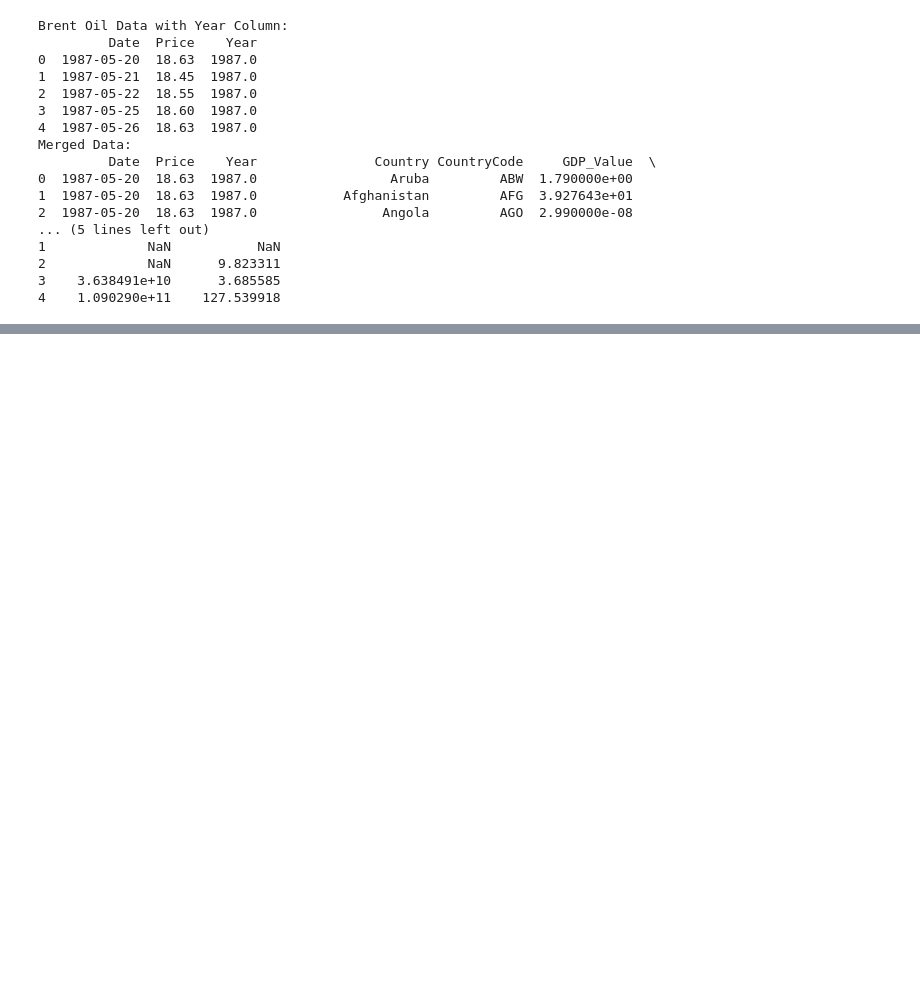
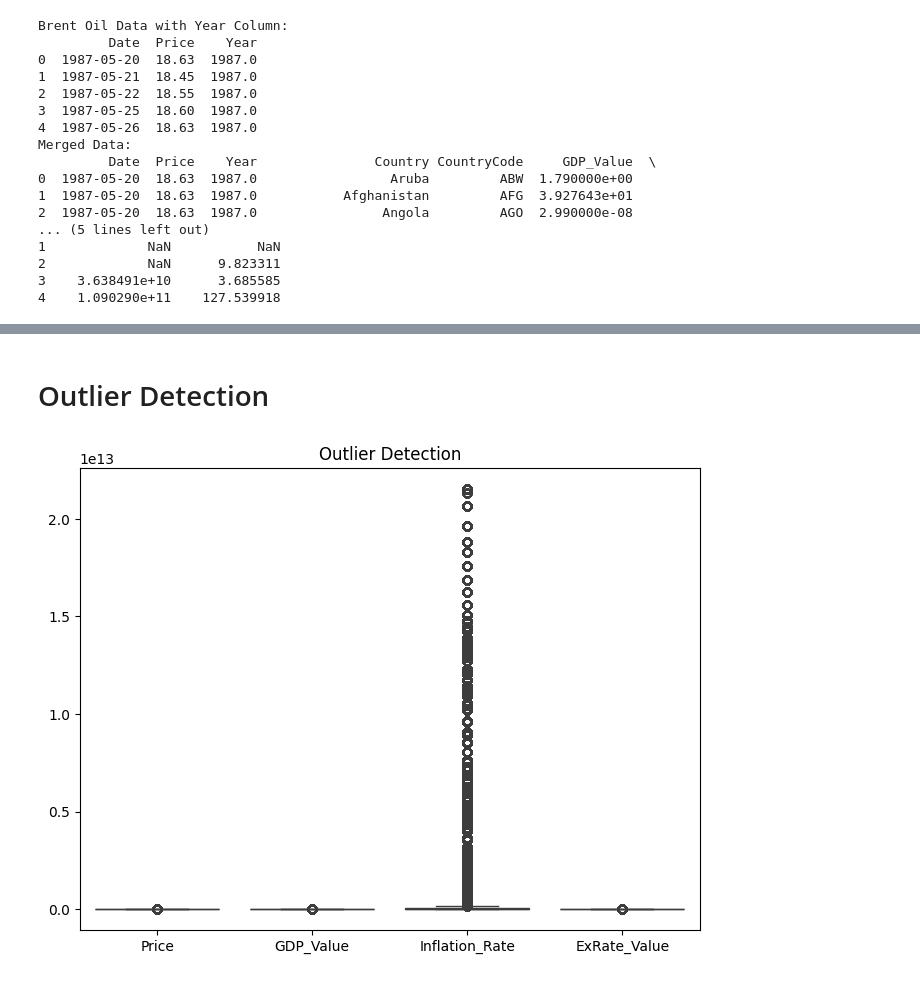
Before and after one commit to wubeabera123/Brent-Oil-Price-Change-Analysis, a Jupyter notebook: notebooks/merging_data_sets.ipynb, the cells around one changed output, grey strips where cells are left out. Saved outputs shown, nothing was run; the diff lists cells and outputs as text; code cells hidden in the pictures; blank space fills up the shorter version.

```diff
--- a/notebooks/merging_data_sets.ipynb
+++ b/notebooks/merging_data_sets.ipynb
@@ -119,0 +185,12 @@ Merged Data:
+# %%
+# Check for missing values before handling
+missing_values_before = merged_data.isnull().sum()
+print("Missing values before handling:\n", missing_values_before)
+
+# Handling missing values
+# Forward fill for Inflation_Rate and ExRate_Value
+merged_data[['Inflation_Rate', 'ExRate_Value']] = merged_data[['Inflation_Rate', 'ExRate_Value']].fillna(method='ffill')
+
+# Check for missing values after handling
+missing_data = merged_data.isnull().sum()
+print("Missing values after handling:\n", missing_data)
@@ -119,0 +218,10 @@ Merged Data:
+# %% [markdown]
+# Outlier Detection
+# %%
+# Boxplot for detecting outliers in key variables
+plt.figure(figsize=(8, 6))
+sns.boxplot(data=merged_data[['Price', 'GDP_Value', 'Inflation_Rate', 'ExRate_Value']])
+plt.title('Outlier Detection')
+plt.show()
+# %% [output]
+[figure, added]
```
Also changed, not shown: parts of 20 cells of this notebook, 2 other files.
